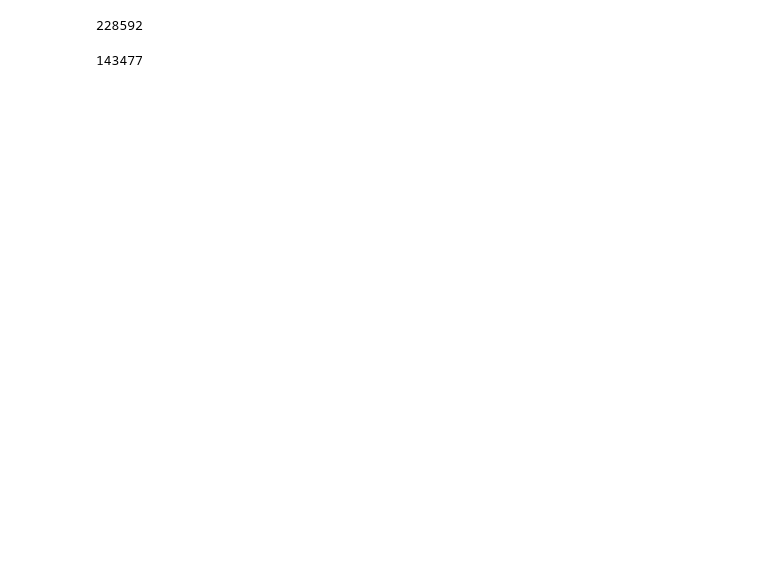
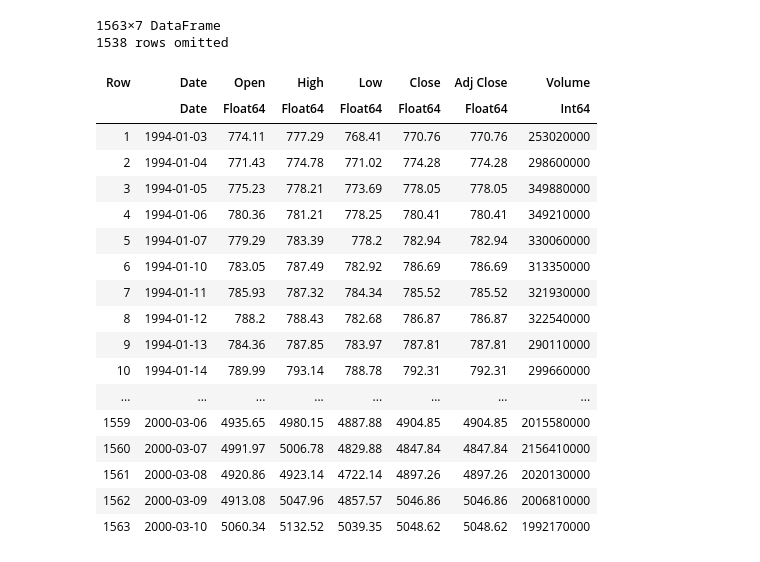
Before and after one commit to petarkabashki/pk-crypto-tools, a Jupyter notebook: julia-algo/backtest-mega-EMAs-clean.ipynb, the cells around one changed output. Drawn from its saved outputs; the diff is of its cells as text; code cells hidden in the pictures; blank space fills up the shorter version.

```diff
--- a/julia-algo/backtest-mega-EMAs-clean.ipynb
+++ b/julia-algo/backtest-mega-EMAs-clean.ipynb
@@ -33,24 +64,45 @@ json_filepath = "$json_data_folder/$json_filename"
 f = open(json_filepath, "r")
 json_data = JSON.parse(f)
 close(f)
+# %%
+ fname = "/media/mu6mula/Data/Quant/pk-crypto-tools/lppls-master/lppls/data/nasdaq_dotcom.csv"
+ odf = DataFrame(CSV.File(fname))
+# %% [output]
+1563×7 DataFrame
+1538 rows omitted
+| Row | Date | Open | High | Low | Close | Adj Close | Volume |
+|  | Date | Float64 | Float64 | Float64 | Float64 | Float64 | Int64 |
+| 1 | 1994-01-03 | 774.11 | 777.29 | 768.41 | 770.76 | 770.76 | 253020000 |
+| 2 | 1994-01-04 | 771.43 | 774.78 | 771.02 | 774.28 | 774.28 | 298600000 |
+| 3 | 1994-01-05 | 775.23 | 778.21 | 773.69 | 778.05 | 778.05 | 349880000 |
+| 4 | 1994-01-06 | 780.36 | 781.21 | 778.25 | 780.41 | 780.41 | 349210000 |
+| 5 | 1994-01-07 | 779.29 | 783.39 | 778.2 | 782.94 | 782.94 | 330060000 |
+| 6 | 1994-01-10 | 783.05 | 787.49 | 782.92 | 786.69 | 786.69 | 313350000 |
+| 7 | 1994-01-11 | 785.93 | 787.32 | 784.34 | 785.52 | 785.52 | 321930000 |
+| 8 | 1994-01-12 | 788.2 | 788.43 | 782.68 | 786.87 | 786.87 | 322540000 |
+| 9 | 1994-01-13 | 784.36 | 787.85 | 783.97 | 787.81 | 787.81 | 290110000 |
+| 10 | 1994-01-14 | 789.99 | 793.14 | 788.78 | 792.31 | 792.31 | 299660000 |
+| ... | ... | ... | ... | ... | ... | ... | ... |
+| 1559 | 2000-03-06 | 4935.65 | 4980.15 | 4887.88 | 4904.85 | 4904.85 | 2015580000 |
+| 1560 | 2000-03-07 | 4991.97 | 5006.78 | 4829.88 | 4847.84 | 4847.84 | 2156410000 |
+| 1561 | 2000-03-08 | 4920.86 | 4923.14 | 4722.14 | 4897.26 | 4897.26 | 2020130000 |
+| 1562 | 2000-03-09 | 4913.08 | 5047.96 | 4857.57 | 5046.86 | 5046.86 | 2006810000 |
+| 1563 | 2000-03-10 | 5060.34 | 5132.52 | 5039.35 | 5048.62 | 5048.62 | 1992170000 |
 # %%
-dfa = DataFrame(unix_time = Int64[], open=Float64[], high=Float64[], low=Float64[], close=Float64[], volume=Float64[])
-for r in json_data push!(dfa, r) end
-dfa.unix_time .= dfa.unix_time ./1000
-# dfa.time .= unix2datetime.(dfa.unix_time)
+# odf = DataFrame(unix_time = Int64[], open=Float64[], high=Float64[], low=Float64[], close=Float64[], volume=Float64[])
+# for r in json_data push!(odf, r) end
+# odf.unix_time .= odf.unix_time ./1000
+# # dfa.time .= unix2datetime.(dfa.unix_time)
 
-insertcols!(dfa, :time => unix2datetime.(dfa.unix_time))
-nrow(dfa)
+# # insertcols!(odf, :time => unix2datetime.(odf.unix_time))
+# # nrow(odf)
+# odf
-# %% [output]
-228592
 # %%
-start_date = DateTime(2021, 3, 1)
-end_date = DateTime(2021, 6, 9)
-vdf = dfa[(dfa.time .>= start_date) .& (dfa.time .<= end_date) , :]
-ut, tt, hh, ll, cc = vdf.unix_time, vdf.time, vdf.high, vdf.low, vdf.close
-# h14max = [fill(vdf[1,:high],8-1)...,rollmax(vdf.high, 8)...]
-#  length(h14max), length(vdf.close)
-# hlc = [hh ll cc]
-length(tt)
+# start_date = DateTime(2021, 3, 1)
+# end_date = DateTime(2024, 6, 9)
+# vdf = dfa[(dfa.time .>= start_date) .& (dfa.time .<= end_date) , :]
+# ut, tt, hh, ll, cc = vdf.unix_time, vdf.time, vdf.high, vdf.low, vdf.close
+# # h14max = [fill(vdf[1,:high],8-1)...,rollmax(vdf.high, 8)...]
+# #  length(h14max), length(vdf.close)
+# # hlc = [hh ll cc]
+# length(tt)
-# %% [output]
-143477
```
Also changed, not shown: parts of 10 cells of this notebook, 12 other files.
